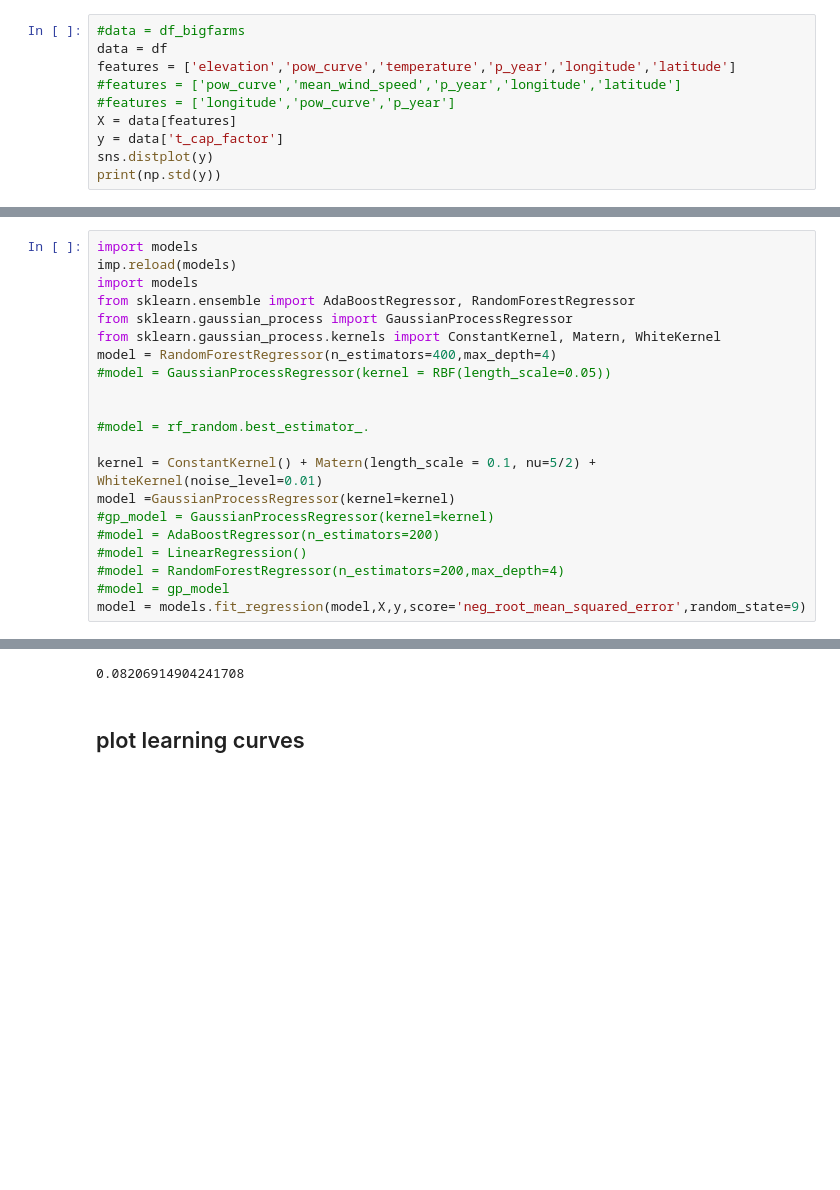
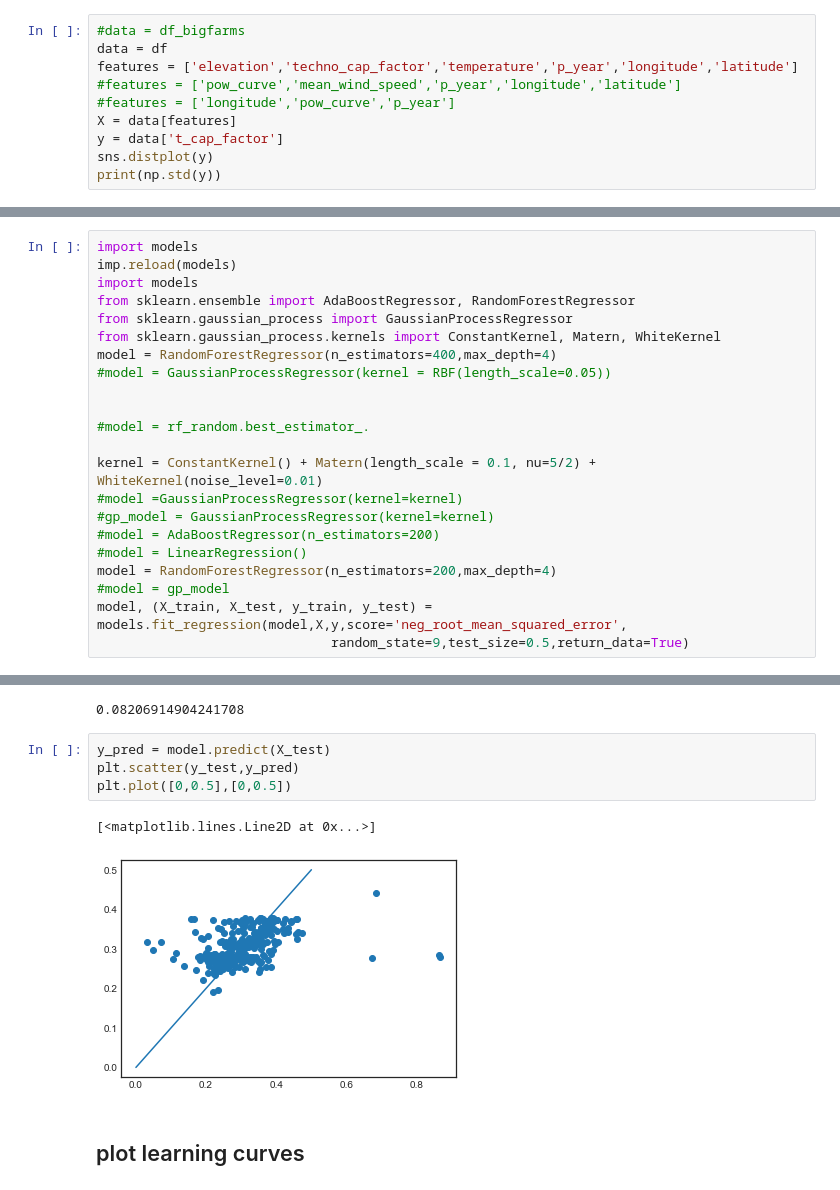
Before and after one commit to akuczala/windsite, a Jupyter notebook: notebooks/wind-power-model-3.ipynb, the cells around one changed output, grey strips where cells are left out. Cells and saved outputs as stored; diff of their text form; blank space fills up the shorter version.

```diff
--- a/notebooks/wind-power-model-3.ipynb
+++ b/notebooks/wind-power-model-3.ipynb
@@ -489,7 +467,7 @@ print(tn+fp)
 # %%
 #data = df_bigfarms
 data = df
-features = ['elevation','pow_curve','temperature','p_year','longitude','latitude']
+features = ['elevation','techno_cap_factor','temperature','p_year','longitude','latitude']
 #features = ['pow_curve','mean_wind_speed','p_year','longitude','latitude']
 #features = ['longitude','pow_curve','p_year']
 X = data[features]
@@ -513,11 +491,12 @@ model = RandomForestRegressor(n_estimators=400,max_depth=4)
 #model = rf_random.best_estimator_.
 
 kernel = ConstantKernel() + Matern(length_scale = 0.1, nu=5/2) + WhiteKernel(noise_level=0.01)
-model =GaussianProcessRegressor(kernel=kernel)
+#model =GaussianProcessRegressor(kernel=kernel)
 #gp_model = GaussianProcessRegressor(kernel=kernel)
 #model = AdaBoostRegressor(n_estimators=200)
 #model = LinearRegression()
-#model = RandomForestRegressor(n_estimators=200,max_depth=4)
+model = RandomForestRegressor(n_estimators=200,max_depth=4)
 #model = gp_model
-model = models.fit_regression(model,X,y,score='neg_root_mean_squared_error',random_state=9)
+model, (X_train, X_test, y_train, y_test) = models.fit_regression(model,X,y,score='neg_root_mean_squared_error',
+                              random_state=9,test_size=0.5,return_data=True)
 # %% [output]
@@ -549,6 +528,13 @@ rmsq = mean_squared_error(y_val,y_pred,squared=False)
 rmsq
 # %% [output]
 0.08206914904241708
+# %%
+y_pred = model.predict(X_test)
+plt.scatter(y_test,y_pred)
+plt.plot([0,0.5],[0,0.5])
+# %% [output]
+[<matplotlib.lines.Line2D at 0x...>]
+[figure, added]
 # %% [markdown]
 ## plot learning curves
 # %%
```
Also changed, not shown: parts of 9 cells of this notebook, 2 other files.
